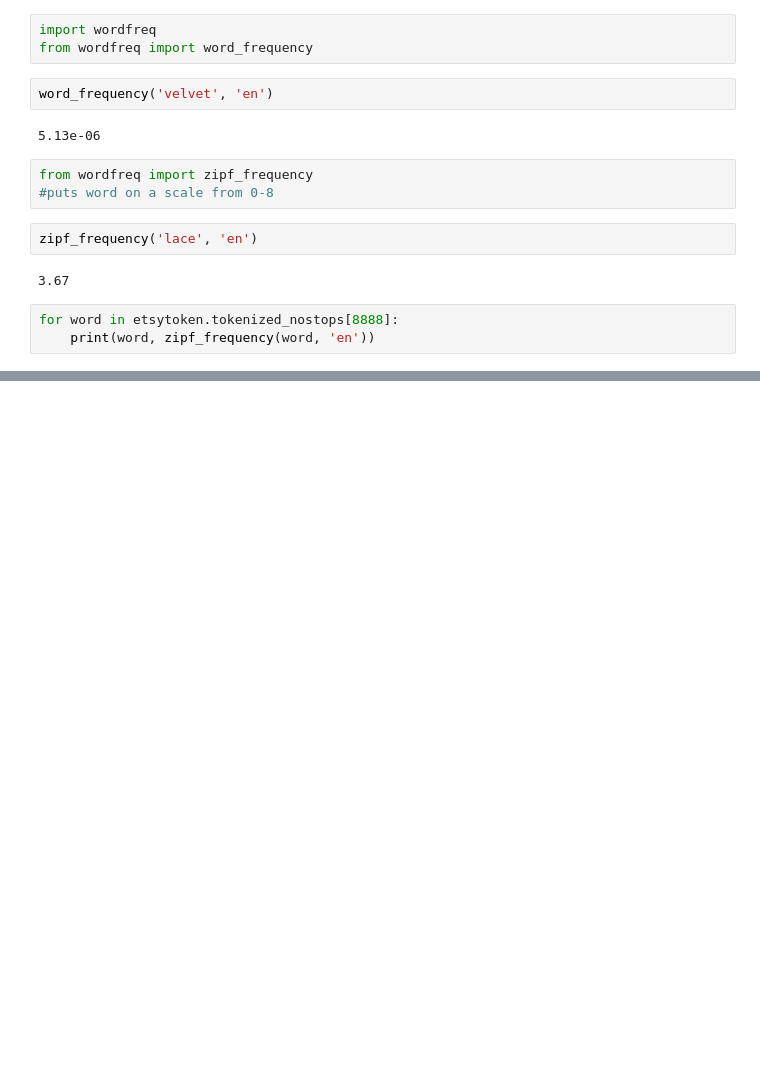
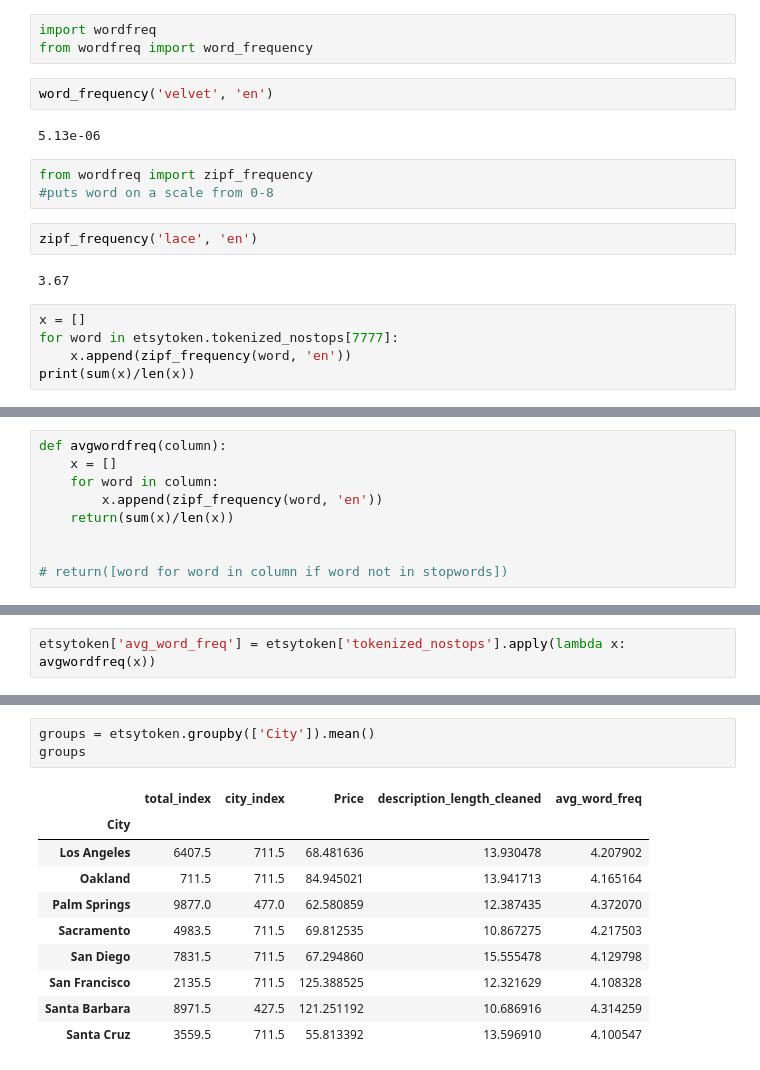
Before and after one commit to szaidman22/Etsy, a Jupyter notebook: etsy_text_analysis_cadata.ipynb, the cells around one changed output, grey strips where cells are left out. Cells and saved outputs as stored; diff of their text form; blank space fills up the shorter version.

Commit message:
word frequency column, POS and clothing types

```diff
--- a/etsy_text_analysis_cadata.ipynb
+++ b/etsy_text_analysis_cadata.ipynb
@@ -207,6 +212,8 @@ zipf_frequency('lace', 'en')
 # %% [output]
 3.67
 # %%
-for word in etsytoken.tokenized_nostops[8888]:
-    print(word, zipf_frequency(word, 'en'))
+x = []
+for word in etsytoken.tokenized_nostops[7777]:
+    x.append(zipf_frequency(word, 'en'))
+print(sum(x)/len(x))
 # %% [output]
@@ -220,0 +221,9 @@ waist 3.9
+# %%
+def avgwordfreq(column):
+    x = []
+    for word in column:
+        x.append(zipf_frequency(word, 'en'))
+    return(sum(x)/len(x))
+
+
+# return([word for word in column if word not in stopwords])
@@ -220,0 +234,2 @@ waist 3.9
+# %%
+etsytoken['avg_word_freq'] = etsytoken['tokenized_nostops'].apply(lambda x: avgwordfreq(x))
@@ -220,0 +245,14 @@ waist 3.9
+# %%
+groups = etsytoken.groupby(['City']).mean()
+groups
+# %% [output]
+|  | total_index | city_index | Price | description_length_cleaned | avg_word_freq |
+| City |  |  |  |  |  |
+| Los Angeles | 6407.5 | 711.5 | 68.481636 | 13.930478 | 4.207902 |
+| Oakland | 711.5 | 711.5 | 84.945021 | 13.941713 | 4.165164 |
+| Palm Springs | 9877.0 | 477.0 | 62.580859 | 12.387435 | 4.372070 |
+| Sacramento | 4983.5 | 711.5 | 69.812535 | 10.867275 | 4.217503 |
+| San Diego | 7831.5 | 711.5 | 67.294860 | 15.555478 | 4.129798 |
+| San Francisco | 2135.5 | 711.5 | 125.388525 | 12.321629 | 4.108328 |
+| Santa Barbara | 8971.5 | 427.5 | 121.251192 | 10.686916 | 4.314259 |
+| Santa Cruz | 3559.5 | 711.5 | 55.813392 | 13.596910 | 4.100547 |
```
Also changed, not shown: parts of 12 cells of this notebook.
